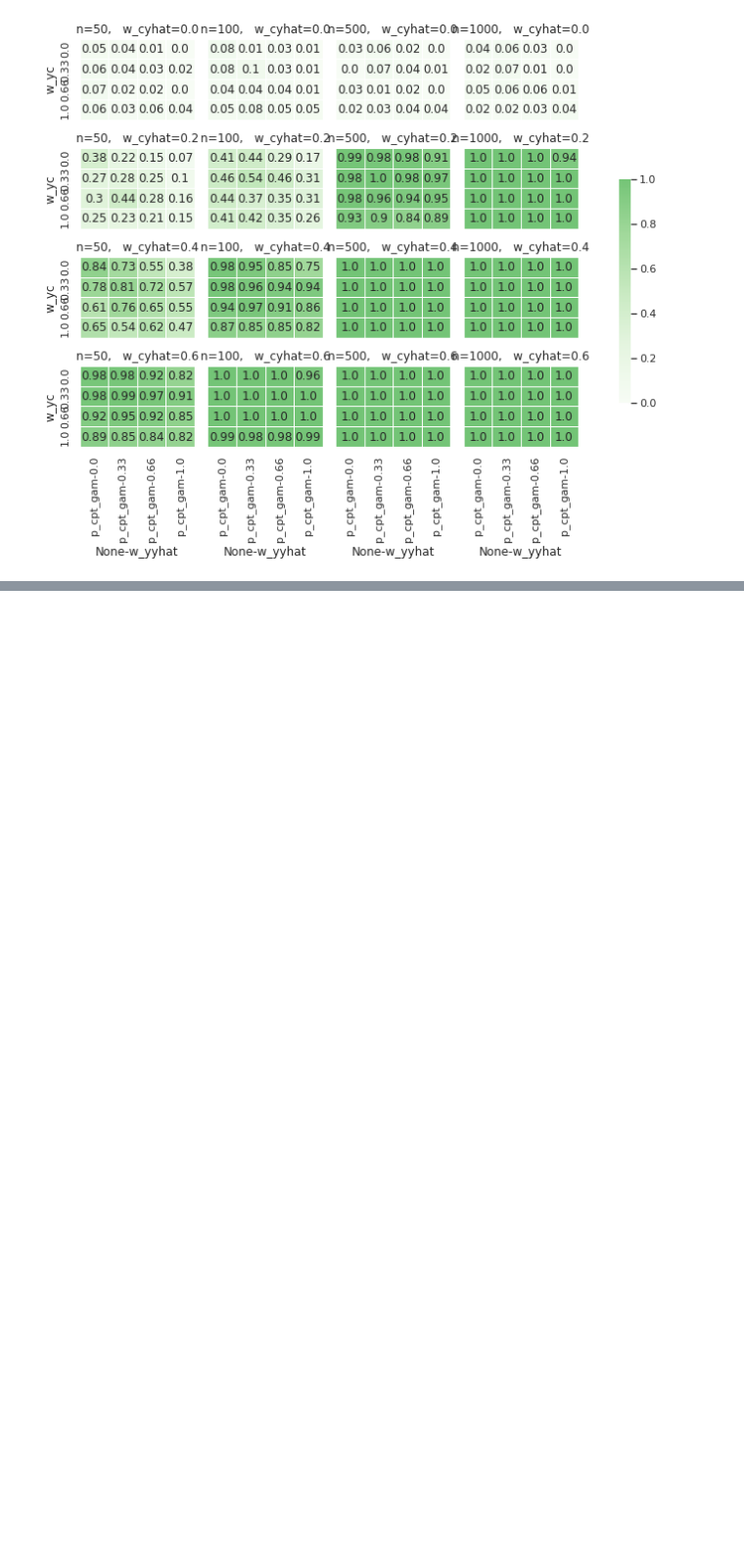
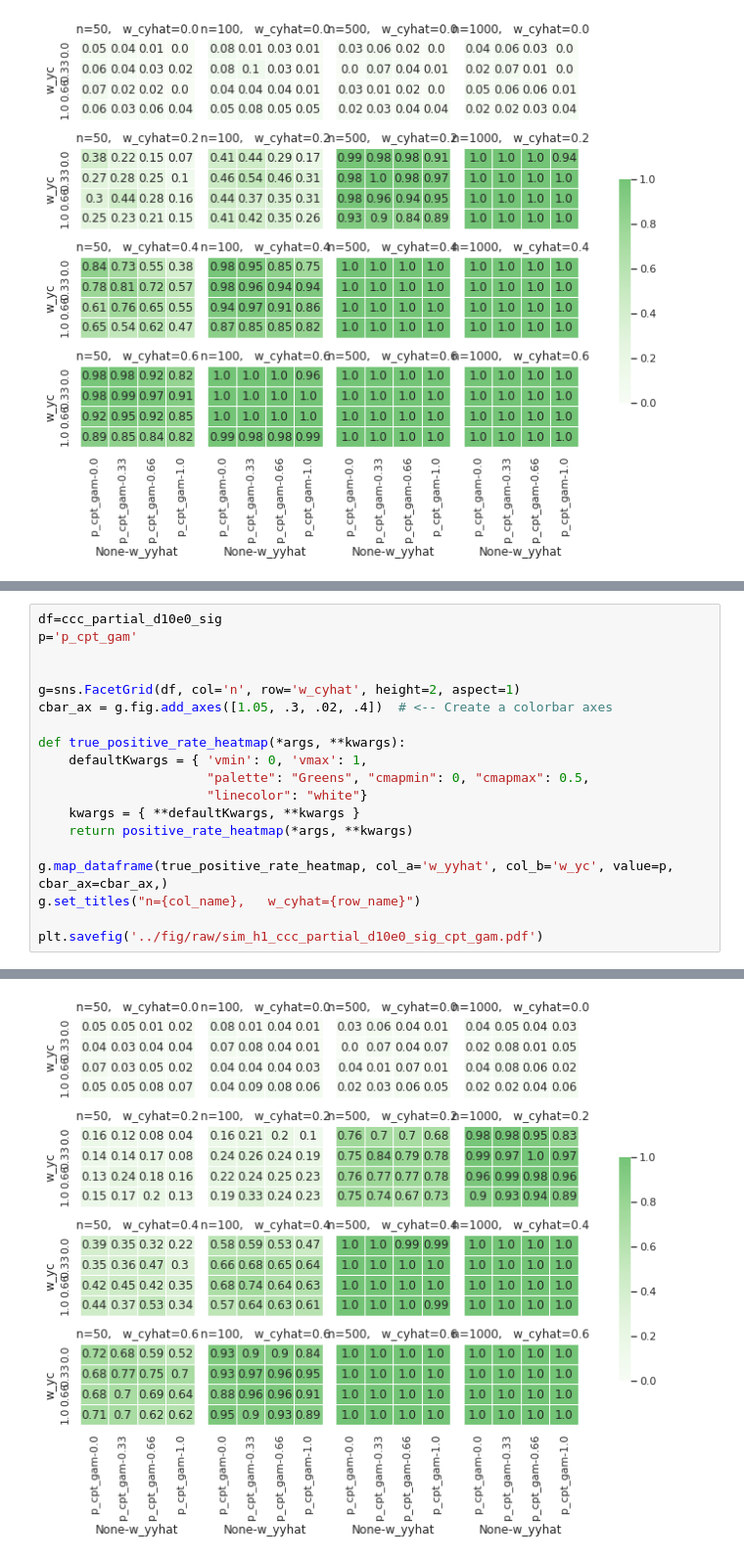
Before and after one commit to pni-lab/mlconfound-manuscript, a Jupyter notebook: simulated/plot_simulations.ipynb, the cells around one changed output, grey strips where cells are left out. Shown at 98% size. Saved outputs shown, nothing was run; the diff lists cells and outputs as text; blank space fills up the shorter version.

```diff
--- a/simulated/plot_simulations.ipynb
+++ b/simulated/plot_simulations.ipynb
@@ -399,0 +363,20 @@ with sns.axes_style("white"):
+# %%
+df=ccc_partial_d10e0_sig
+p='p_cpt_gam'
+
+
+g=sns.FacetGrid(df, col='n', row='w_cyhat', height=2, aspect=1)
+cbar_ax = g.fig.add_axes([1.05, .3, .02, .4])  # <-- Create a colorbar axes
+
+def true_positive_rate_heatmap(*args, **kwargs):
+    defaultKwargs = { 'vmin': 0, 'vmax': 1,
+                      "palette": "Greens", "cmapmin": 0, "cmapmax": 0.5,
+                      "linecolor": "white"}
+    kwargs = { **defaultKwargs, **kwargs }
+    return positive_rate_heatmap(*args, **kwargs)
+
+g.map_dataframe(true_positive_rate_heatmap, col_a='w_yyhat', col_b='w_yc', value=p, cbar_ax=cbar_ax,)
+g.set_titles("n={col_name},   w_cyhat={row_name}")
+
+plt.savefig('../fig/raw/sim_h1_ccc_partial_d10e0_sig_cpt_gam.pdf')
+# %% [output]
@@ -399,0 +399 @@ with sns.axes_style("white"):
+[figure, added]
```
Also changed, not shown: parts of 2 cells of this notebook, 2 other files.
